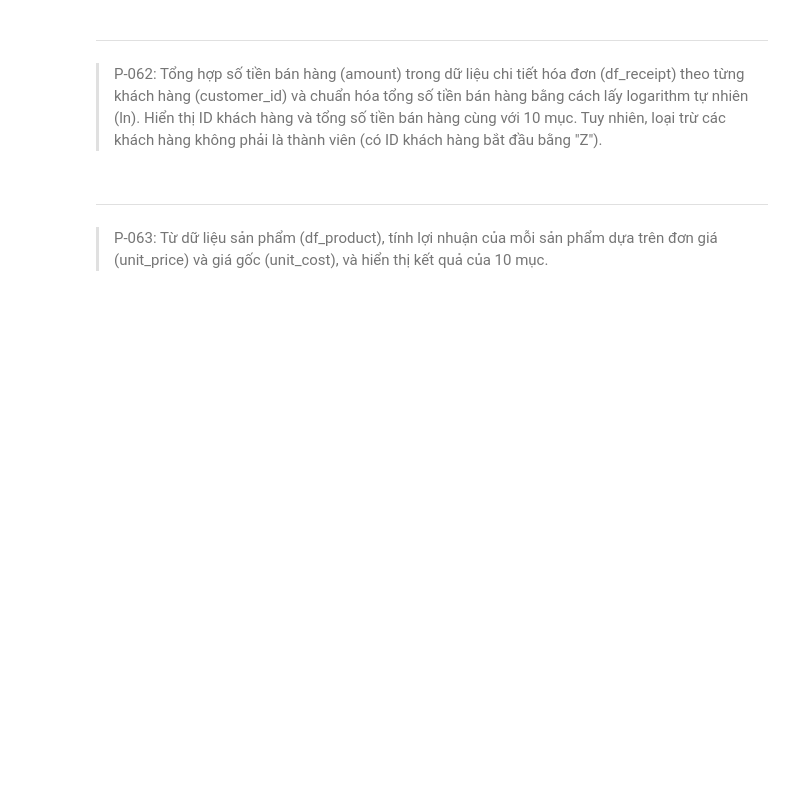
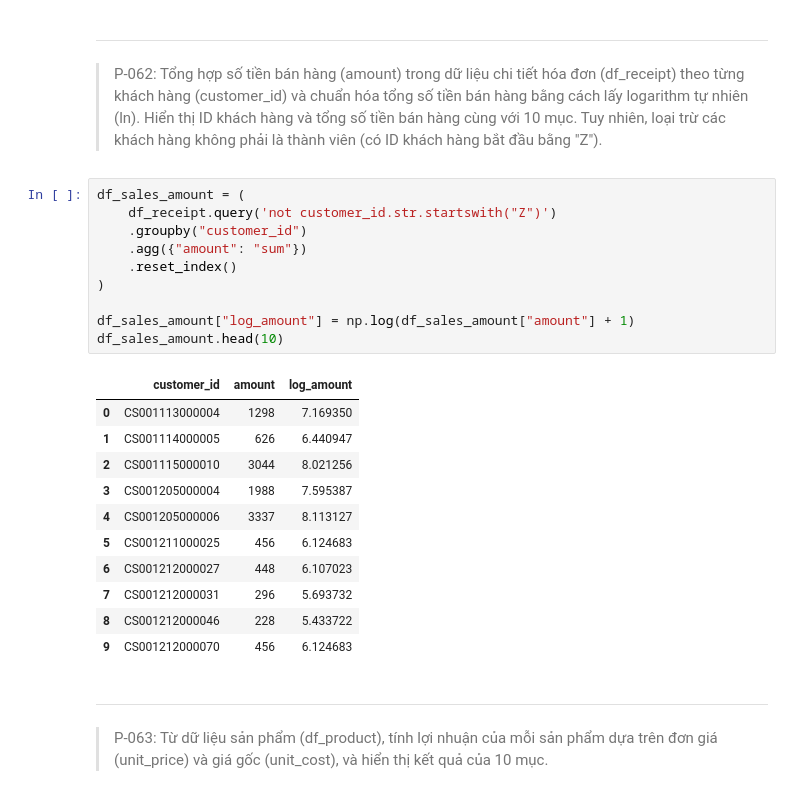
Before and after one commit to quoc-duc/LearnPandas, a Jupyter notebook: notebooks_vn/exercises/100_bai_tap_pandas_vn_exes.ipynb, the cells around one changed output. Cells and saved outputs as stored; diff of their text form; blank space fills up the shorter version.

```diff
--- a/notebooks_vn/exercises/100_bai_tap_pandas_vn_exes.ipynb
+++ b/notebooks_vn/exercises/100_bai_tap_pandas_vn_exes.ipynb
@@ -1686,6 +1686,28 @@ df_sales_amount.head(10)
 # %% [markdown]
 ---
 > P-062: Tổng hợp số tiền bán hàng (amount) trong dữ liệu chi tiết hóa đơn (df_receipt) theo từng khách hàng (customer_id) và chuẩn hóa tổng số tiền bán hàng bằng cách lấy logarithm tự nhiên (ln). Hiển thị ID khách hàng và tổng số tiền bán hàng cùng với 10 mục. Tuy nhiên, loại trừ các khách hàng không phải là thành viên (có ID khách hàng bắt đầu bằng "Z").
+# %%
+df_sales_amount = (
+    df_receipt.query('not customer_id.str.startswith("Z")')
+    .groupby("customer_id")
+    .agg({"amount": "sum"})
+    .reset_index()
+)
+
+df_sales_amount["log_amount"] = np.log(df_sales_amount["amount"] + 1)
+df_sales_amount.head(10)
+# %% [output]
+|  | customer_id | amount | log_amount |
+| 0 | CS001113000004 | 1298 | 7.169350 |
+| 1 | CS001114000005 | 626 | 6.440947 |
+| 2 | CS001115000010 | 3044 | 8.021256 |
+| 3 | CS001205000004 | 1988 | 7.595387 |
+| 4 | CS001205000006 | 3337 | 8.113127 |
+| 5 | CS001211000025 | 456 | 6.124683 |
+| 6 | CS001212000027 | 448 | 6.107023 |
+| 7 | CS001212000031 | 296 | 5.693732 |
+| 8 | CS001212000046 | 228 | 5.433722 |
+| 9 | CS001212000070 | 456 | 6.124683 |
 # %% [markdown]
 ---
 > P-063: Từ dữ liệu sản phẩm (df_product), tính lợi nhuận của mỗi sản phẩm dựa trên đơn giá (unit_price) và giá gốc (unit_cost), và hiển thị kết quả của 10 mục.
```
